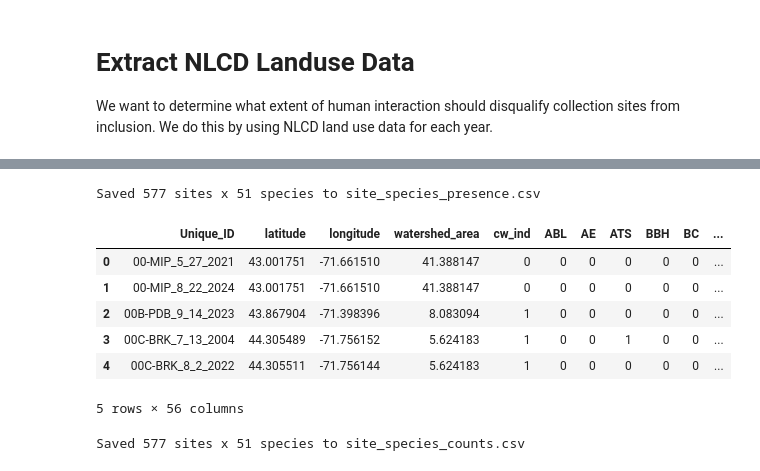
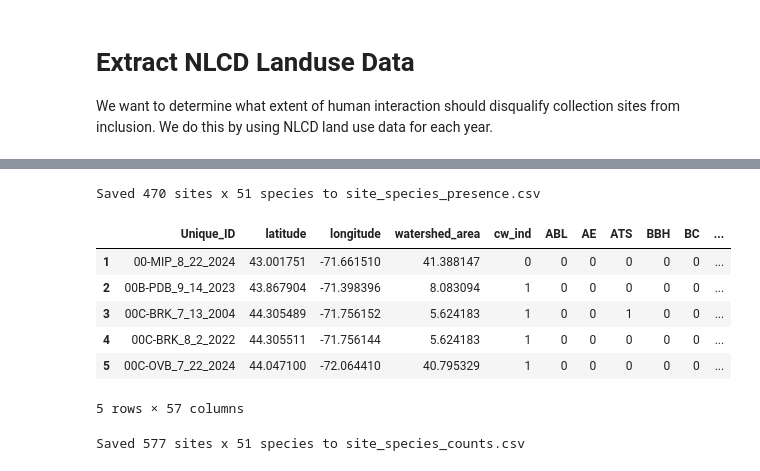
Before and after one commit to ShamSarris/nhdes-cw-stream-modelling, a Jupyter notebook: src/data_prep.ipynb, the cells around one changed output, grey strips where cells are left out. Cells and saved outputs as stored; diff of their text form; code cells hidden in the pictures.

Commit message:
ajr - Added duplicate filtering and found new set of dupes, waiting on response from NHDES

```diff
--- a/src/data_prep.ipynb
+++ b/src/data_prep.ipynb
@@ -252,43 +252,82 @@ pivot = pivot.drop(columns=['NO FISH', 'EBT', 'SS'], errors='ignore')
 # Encode presence (>=1) as 1, absence (<1) as 0
 species_cols = pivot.columns.tolist()
 pivot[species_cols] = (pivot[species_cols] >= 1).astype(int)
 pivot = pivot.reset_index()
 
 # Lat/lon: use first recorded value per Unique_ID from fish data
 coords = (
     fish.dropna(subset=['Lat_Dec_USGS', 'Long_Dec_USGS'])
     .groupby('Unique_ID')[['Lat_Dec_USGS', 'Long_Dec_USGS']]
     .first()
     .reset_index()
     .rename(columns={'Lat_Dec_USGS': 'latitude', 'Long_Dec_USGS': 'longitude'})
 )
 
 # Watershed area: pull from shapefile-derived CSV
 area = watersheds[['Unique_ID', 'area (sq mi)']].rename(columns={'area (sq mi)': 'watershed_area'})
 area['Unique_ID'] = area['Unique_ID'].str.strip()
 
 # Merge everything together
 result = pivot.merge(coords, on='Unique_ID', how='left')
 result = result.merge(area, on='Unique_ID', how='left')
 result = result.merge(cw, on='Unique_ID', how='left')
 result['cw_ind'] = result['cw_ind'].fillna(0).astype(int)
 
 # Reorder columns: unique_id, latitude, longitude, watershed_area, cw_ind, then remaining species
 col_order = ['Unique_ID', 'latitude', 'longitude', 'watershed_area', 'cw_ind'] + species_cols
 result = result[col_order]
 
-result.to_csv('./data/site_species_presence.csv', index=False)
-print(f"Saved {len(result)} sites x {len(species_cols)} species to site_species_presence.csv")
-result.head()
+dupe_selection = pd.read_csv('./data/duplicate_sites_selection.csv')
+
+# Split the date column into three parts
+date_parts = dupe_selection['CollDate'].str.split('/', expand=True)
+
+# Combine the original ID with the date parts
+dupe_selection['EMDStationID_Current'] = (
+    dupe_selection['EMDStationID_Current'].astype(str) + '_' +
+    date_parts[0] + '_' + # month
+    date_parts[1] + '_' + # day
+    date_parts[2]         # year
+)
+
+dupe_selection['Keep'] = dupe_selection['Keep'].fillna('drop')
+
+# Ensure IDs are strings to avoid matching errors
+result['Unique_ID'] = result['Unique_ID'].astype(str)
+dupe_selection['EMDStationID_Current'] = dupe_selection['EMDStationID_Current'].astype(str)
+
+# Merge 'result' with 'dupe_selection' on the ID column
+# We only bring over the 'Keep' column from dupe_selection
+merged = pd.merge(
+    result,
+    dupe_selection[['EMDStationID_Current', 'Keep']],
+    left_on='Unique_ID',               # Column in 'result'
+    right_on='EMDStationID_Current',    # Column in 'dupe_selection'
+    how='left'
+)
+
+# Keep the row if:
+# - It is NOT in dupe_selection (Keep is NaN)
+# - OR it IS in dupe_selection and 'Keep' equals 'keep'
+res_no_dupes = merged[
+    (merged['Keep'].isna()) | (merged['Keep'] == 'keep')
+].copy()
+
+# Remove the temporary 'Keep' column to keep the original format
+res_no_dupes = res_no_dupes.drop(columns=['Keep'])
+
+res_no_dupes.to_csv('./data/site_species_presence.csv', index=False)
+print(f"Saved {len(res_no_dupes)} sites x {len(species_cols)} species to site_species_presence.csv")
+res_no_dupes.head()
 # %% [output]
-Saved 577 sites x 51 species to site_species_presence.csv
+Saved 470 sites x 51 species to site_species_presence.csv
 |  | Unique_ID | latitude | longitude | watershed_area | cw_ind | ABL | AE | ATS | BBH | BC | ... |
-| 0 | 00-MIP_5_27_2021 | 43.001751 | -71.661510 | 41.388147 | 0 | 0 | 0 | 0 | 0 | 0 | ... |
 | 1 | 00-MIP_8_22_2024 | 43.001751 | -71.661510 | 41.388147 | 0 | 0 | 0 | 0 | 0 | 0 | ... |
 | 2 | 00B-PDB_9_14_2023 | 43.867904 | -71.398396 | 8.083094 | 1 | 0 | 0 | 0 | 0 | 0 | ... |
 | 3 | 00C-BRK_7_13_2004 | 44.305489 | -71.756152 | 5.624183 | 1 | 0 | 0 | 1 | 0 | 0 | ... |
 | 4 | 00C-BRK_8_2_2022 | 44.305511 | -71.756144 | 5.624183 | 1 | 0 | 0 | 0 | 0 | 0 | ... |
+| 5 | 00C-OVB_7_22_2024 | 44.047100 | -72.064410 | 40.795329 | 1 | 0 | 0 | 0 | 0 | 0 | ... |
-5 rows × 56 columns
+5 rows × 57 columns
 # %%
 # Build species observation counts CSV (same structure as site_species_presence.csv but raw counts)
 import pandas as pd
```
Also changed, not shown: parts of 2 cells of this notebook, 5 other files.
